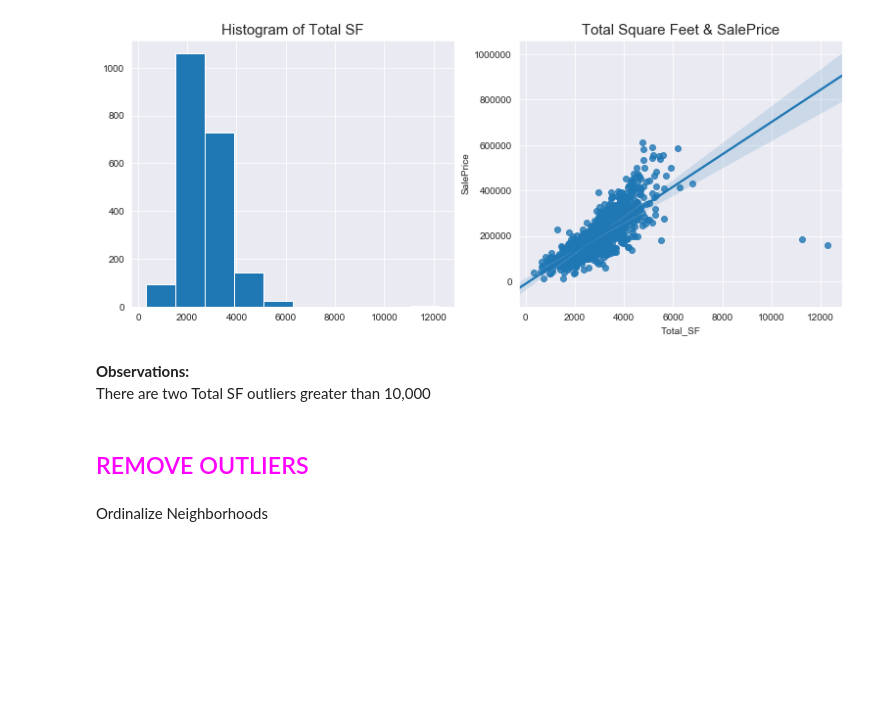
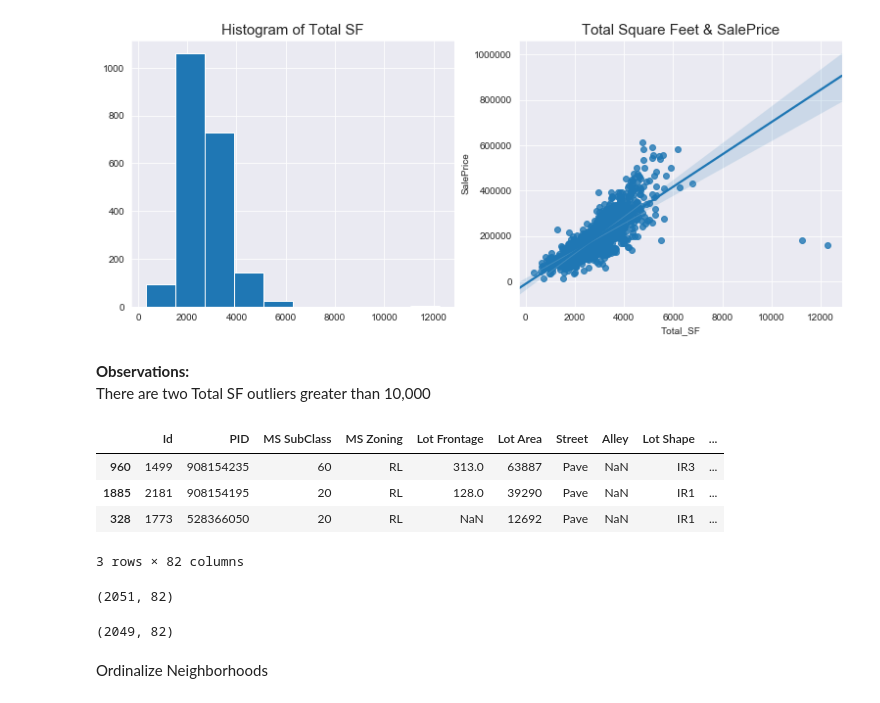
Before and after one commit to Laurarom7/Ames-Housing-Price-Predictor, a Jupyter notebook: Ames_Housing_Prices-Additional-An-Iteration.ipynb, the cells around one changed output. Drawn from its saved outputs; the diff is of its cells as text; code cells hidden in the pictures; blank space fills up the shorter version.

```diff
--- a/Ames_Housing_Prices-Additional-An-Iteration.ipynb
+++ b/Ames_Housing_Prices-Additional-An-Iteration.ipynb
@@ -316,5 +316,15 @@ ax[1].set_title("Total Square Feet & SalePrice",fontsize=15);
 # %% [markdown]
 **Observations:** <br>
 There are two Total SF outliers greater than 10,000
-# %% [markdown]
-## <font color='magenta'> REMOVE OUTLIERS
+# %%
+houses.sort_values(by=['Total_SF'],ascending=False).head(3)
+# %% [output]
+|  | Id | PID | MS SubClass | MS Zoning | Lot Frontage | Lot Area | Street | Alley | Lot Shape | ... |
+| 960 | 1499 | 908154235 | 60 | RL | 313.0 | 63887 | Pave | NaN | IR3 | ... |
+| 1885 | 2181 | 908154195 | 20 | RL | 128.0 | 39290 | Pave | NaN | IR1 | ... |
+| 328 | 1773 | 528366050 | 20 | RL | NaN | 12692 | Pave | NaN | IR1 | ... |
+3 rows × 82 columns
+# %%
+houses.shape
+# %% [output]
+(2051, 82)
@@ -321,3 +334,7 @@ There are two Total SF outliers greater than 10,000
+# %%
+houses.shape
+# %% [output]
+(2049, 82)
 # %% [markdown]
 Ordinalize Neighborhoods
 # %%
```
Also changed, not shown: parts of 27 cells of this notebook.
